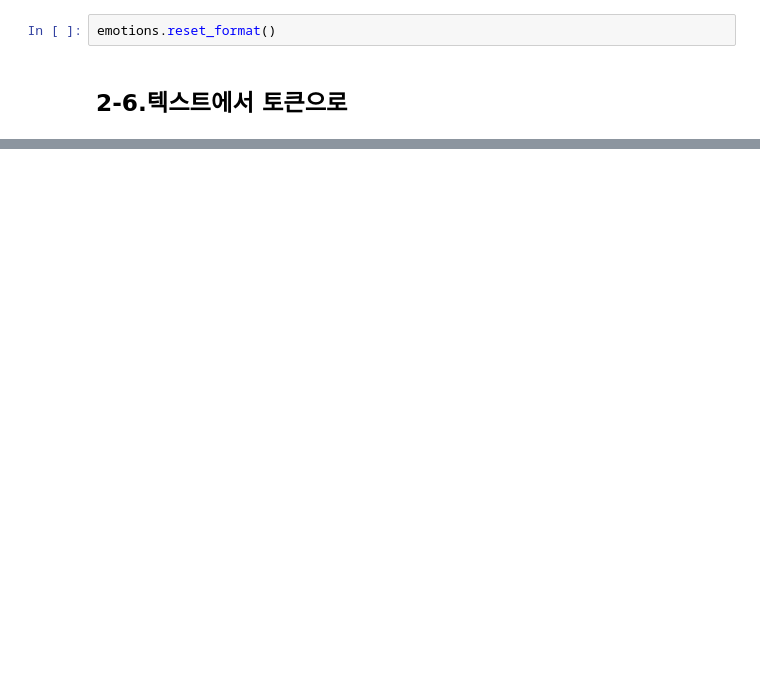
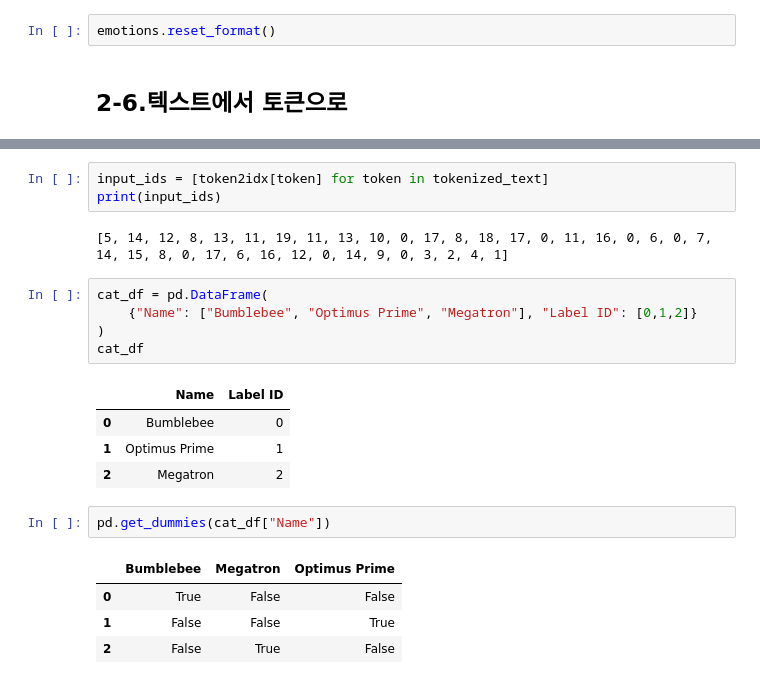
Before and after one commit to va4756/deeplearn_practice, a Jupyter notebook: nlp_transformer_01.ipynb, the cells around one changed output, grey strips where cells are left out. Drawn from its saved outputs; the diff is of its cells as text; blank space fills up the shorter version.

```diff
--- a/nlp_transformer_01.ipynb
+++ b/nlp_transformer_01.ipynb
@@ -423,0 +428,23 @@ emotions.reset_format()
+# %%
+input_ids = [token2idx[token] for token in tokenized_text]
+print(input_ids)
+# %% [output]
+[5, 14, 12, 8, 13, 11, 19, 11, 13, 10, 0, 17, 8, 18, 17, 0, 11, 16, 0, 6, 0, 7,
+14, 15, 8, 0, 17, 6, 16, 12, 0, 14, 9, 0, 3, 2, 4, 1]
+# %%
+cat_df = pd.DataFrame(
+    {"Name": ["Bumblebee", "Optimus Prime", "Megatron"], "Label ID": [0,1,2]}
+)
+cat_df
+# %% [output]
+|  | Name | Label ID |
+| 0 | Bumblebee | 0 |
+| 1 | Optimus Prime | 1 |
+| 2 | Megatron | 2 |
+# %%
+pd.get_dummies(cat_df["Name"])
+# %% [output]
+|  | Bumblebee | Megatron | Optimus Prime |
+| 0 | True | False | False |
+| 1 | False | False | True |
+| 2 | False | True | False |
```
Also changed, not shown: parts of 30 cells of this notebook.
